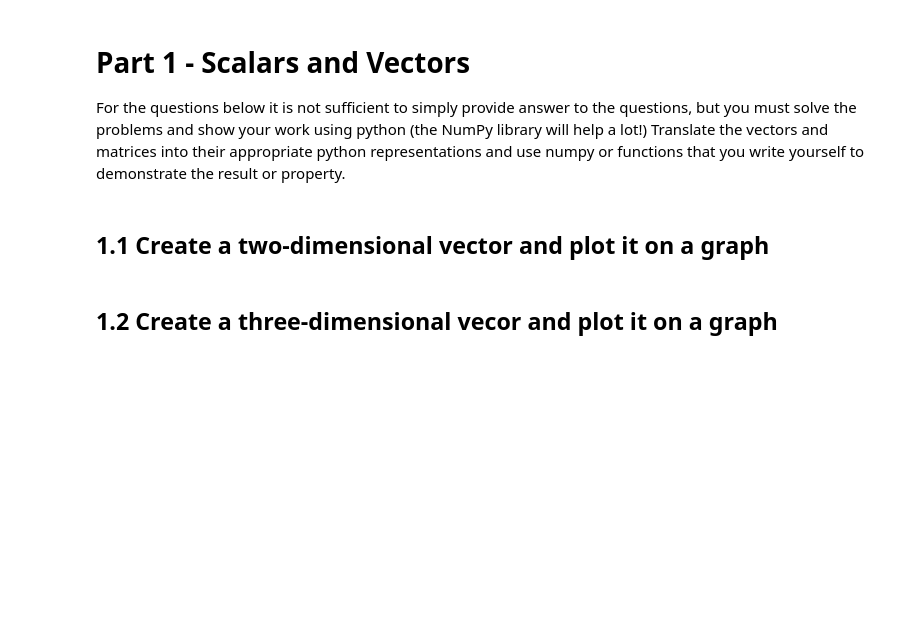
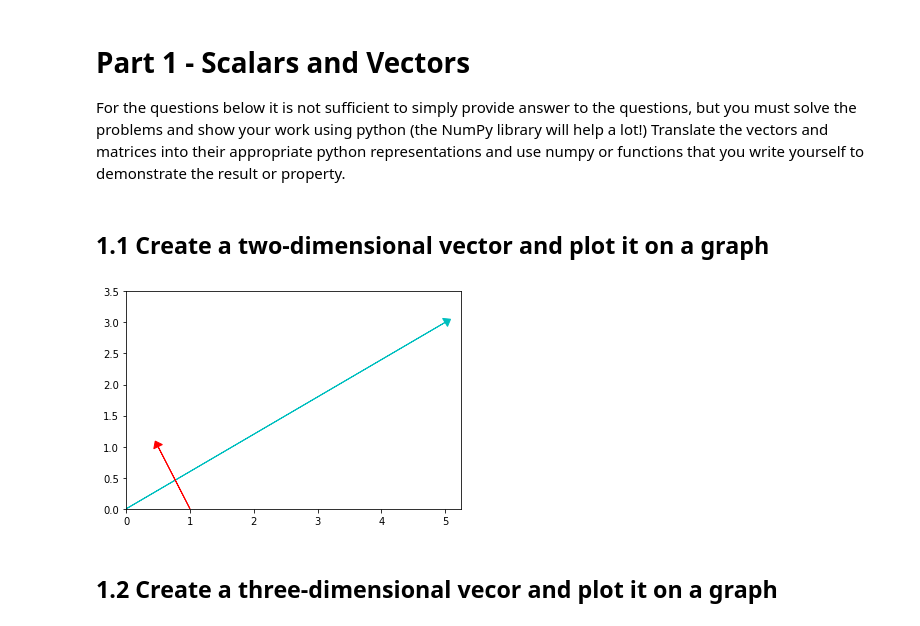
Before and after one commit to Daniel-Fernandez-951/DS-Unit-1-Sprint-3-Linear-Algebra, a Jupyter notebook: module1-vectors-and-matrices/Daniel_Fernandez_DS20_LS_DS_131_Vectors_and_Matrices_Assignment.ipynb, the cells around one changed output. Cells and saved outputs as stored; diff of their text form; code cells hidden in the pictures; blank space fills up the shorter version.

```diff
--- a/module1-vectors-and-matrices/Daniel_Fernandez_DS20_LS_DS_131_Vectors_and_Matrices_Assignment.ipynb
+++ b/module1-vectors-and-matrices/Daniel_Fernandez_DS20_LS_DS_131_Vectors_and_Matrices_Assignment.ipynb
@@ -9,2 +13,15 @@ For the questions below it is not sufficient to simply provide answer to the que
+# %%
+# Vector 2-D
+a = np.array([[5], [3]])
+# Plot line from origin and refrence vector var.
+plt.arrow(0,0, a[0][0], a[1][0], head_width=0.15, head_length=0.1, color='c')
+# Testing with different start point
+plt.arrow(1,0, -0.5, 1, head_width=0.15, head_length=0.1, color='r')
+# Set window limits
+plt.xlim(0,5.25)
+plt.ylim(0,3.5)
+plt.show()
+# %% [output]
+[figure, added]
 # %% [markdown]
 ## 1.2 Create a three-dimensional vecor and plot it on a graph
```
Also changed, not shown: parts of 19 cells of this notebook.
